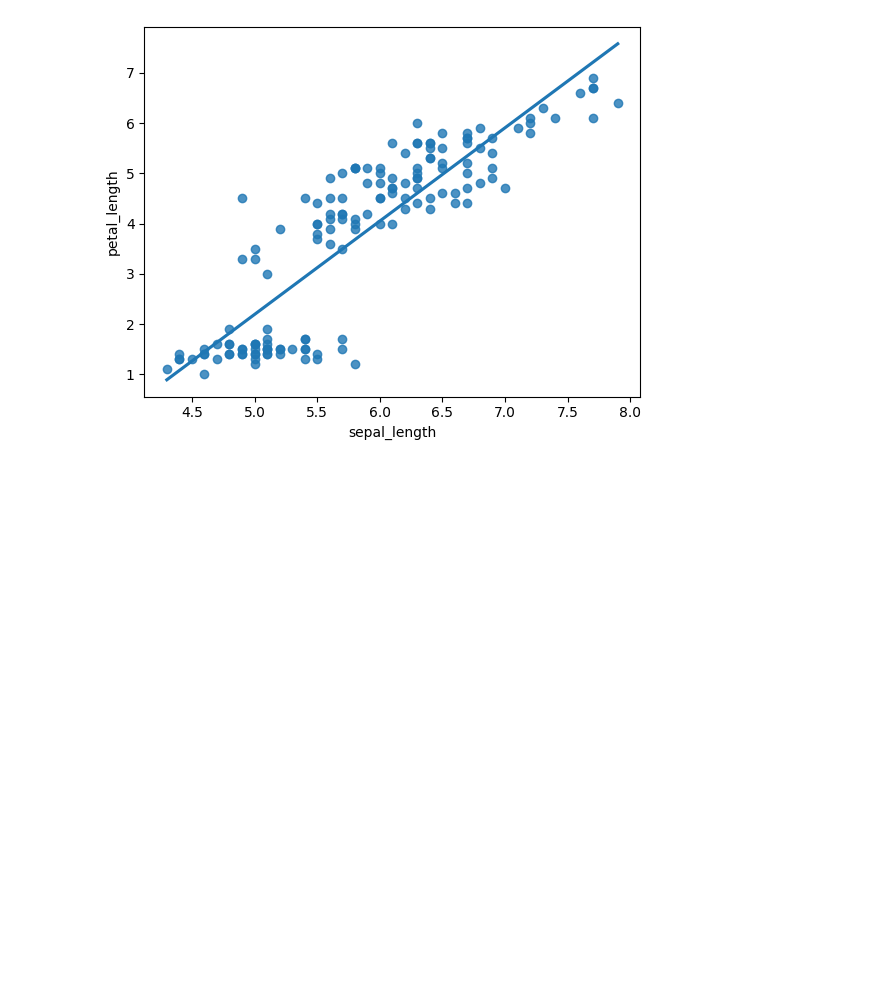
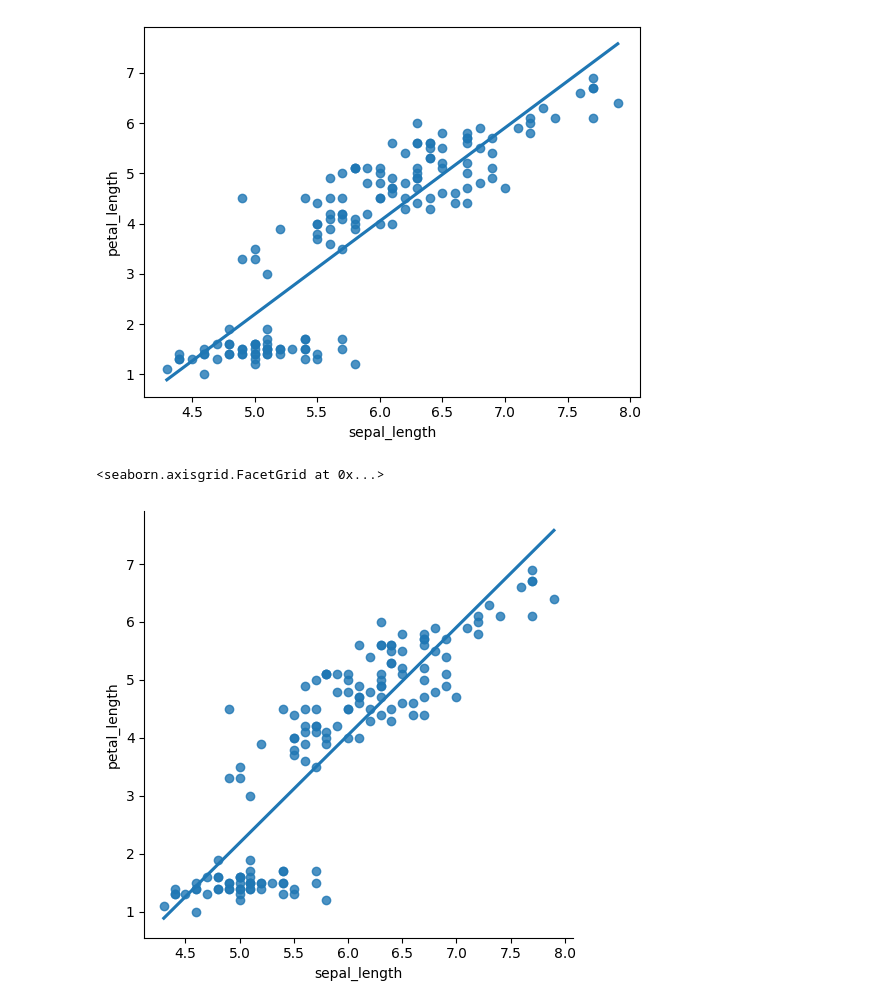
Before and after one commit to manto187/Python, a Jupyter notebook: seaborn_week/relational_plots/scatterplot_regression_line.ipynb, the cells around one changed output. Saved outputs shown, nothing was run; the diff lists cells and outputs as text; code cells hidden in the pictures; blank space fills up the shorter version.

Commit message:
scatter plot visualization with regression line using lmplot method

```diff
--- a/seaborn_week/relational_plots/scatterplot_regression_line.ipynb
+++ b/seaborn_week/relational_plots/scatterplot_regression_line.ipynb
@@ -10,3 +10,11 @@ sb.regplot(x="sepal_length",
 # %% [output]
 <Axes: xlabel='sepal_length', ylabel='petal_length'>
 [figure]
+# %%
+sb.lmplot(x="sepal_length",
+          y="petal_length",
+          ci=None,
+          data=df)
+# %% [output]
+<seaborn.axisgrid.FacetGrid at 0x...>
+[figure, added]
```
